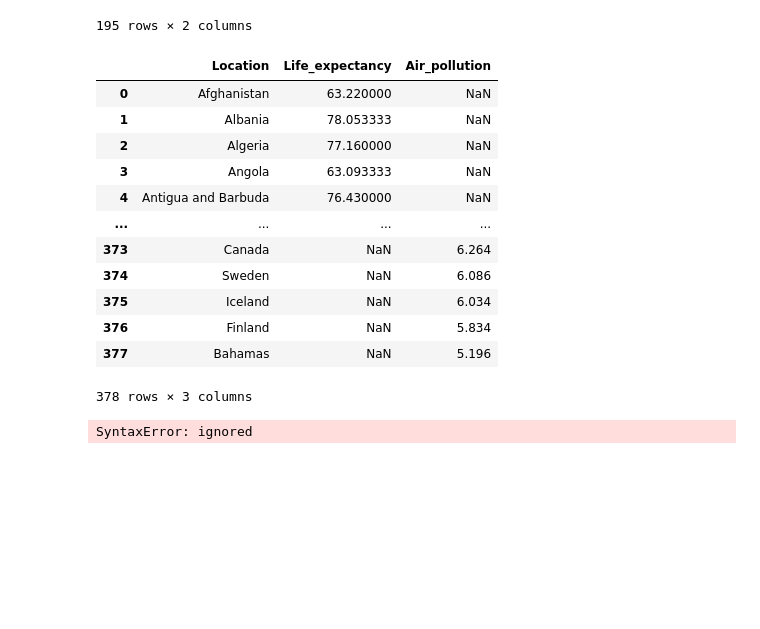
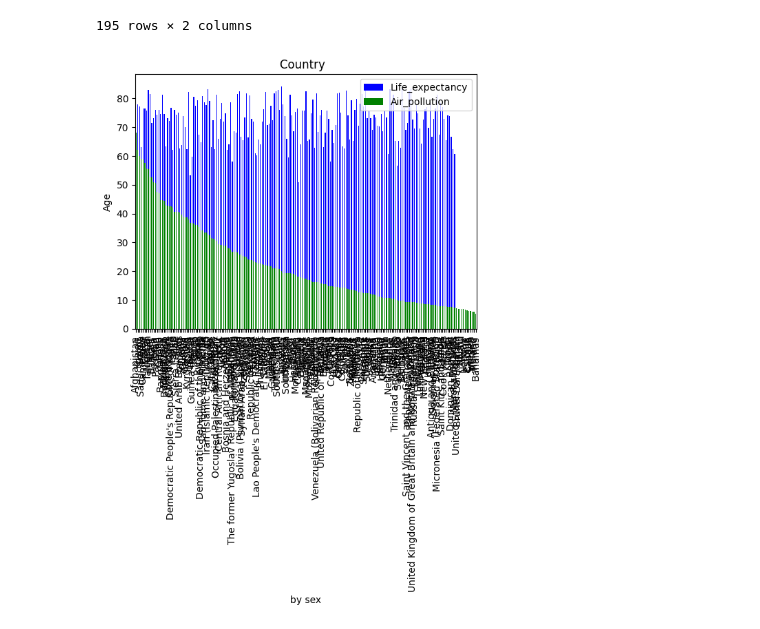
Before and after one commit to sinjoo83/Bank-project, a Jupyter notebook: Air_pollution.ipynb, the cells around one changed output. Drawn from its saved outputs; the diff is of its cells as text; code cells hidden in the pictures; blank space fills up the shorter version.

```diff
--- a/Air_pollution.ipynb
+++ b/Air_pollution.ipynb
@@ -241,28 +239,27 @@ df_total=pd.concat([df_life_location,df_location],ignore_index=True)
-# %%
-df_total
-# %% [output]
-|  | Location | Life_expectancy | Air_pollution |
-| 0 | Afghanistan | 63.220000 | NaN |
-| 1 | Albania | 78.053333 | NaN |
-| 2 | Algeria | 77.160000 | NaN |
-| 3 | Angola | 63.093333 | NaN |
-| 4 | Antigua and Barbuda | 76.430000 | NaN |
-| ... | ... | ... | ... |
-| 373 | Canada | NaN | 6.264 |
-| 374 | Sweden | NaN | 6.086 |
-| 375 | Iceland | NaN | 6.034 |
-| 376 | Finland | NaN | 5.834 |
-| 377 | Bahamas | NaN | 5.196 |
-378 rows × 3 columns
-# %%
-# Create the new DataFrame
-df_life_new = pd.DataFrame(df_life_location)
-
-# Save the new DataFrame to a CSV file
-df_life_new.to_csv('life_new_dataframe.csv', index=False)
-
-df_life_new.to_csv('/path/to/your/directory/new_dataframe.csv', index=False)
-
-C:\Users\Jooyoung\Documents\Data Science course
-# %% [output]
-SyntaxError: ignored
+# %%
+import pandas as pd
+import matplotlib.pyplot as plt
+
+
+
+# Create a single set of axes
+fig, ax = plt.subplots()
+
+# Plot Y1 from DataFrame 1 on the axes
+df_life_location.plot(x='Location', y='Life_expectancy', kind='bar',color='blue', ax=ax, label='Life_expectancy')
+
+# Plot Y2 from DataFrame 2 on the same axes
+df_location.plot(x='Location', y='Air_pollution', kind='bar',color='green', ax=ax, label='Air_pollution')
+
+# Set plot title and labels
+ax.set_title('Country  ')
+ax.set_xlabel('by sex')
+ax.set_ylabel('Age')
+
+# Show the legend to differentiate the DataFrames
+ax.legend()
+
+# Show the plot
+plt.show()
+# %% [output]
+[figure, added]
```
Also changed, not shown: parts of 7 cells of this notebook.
